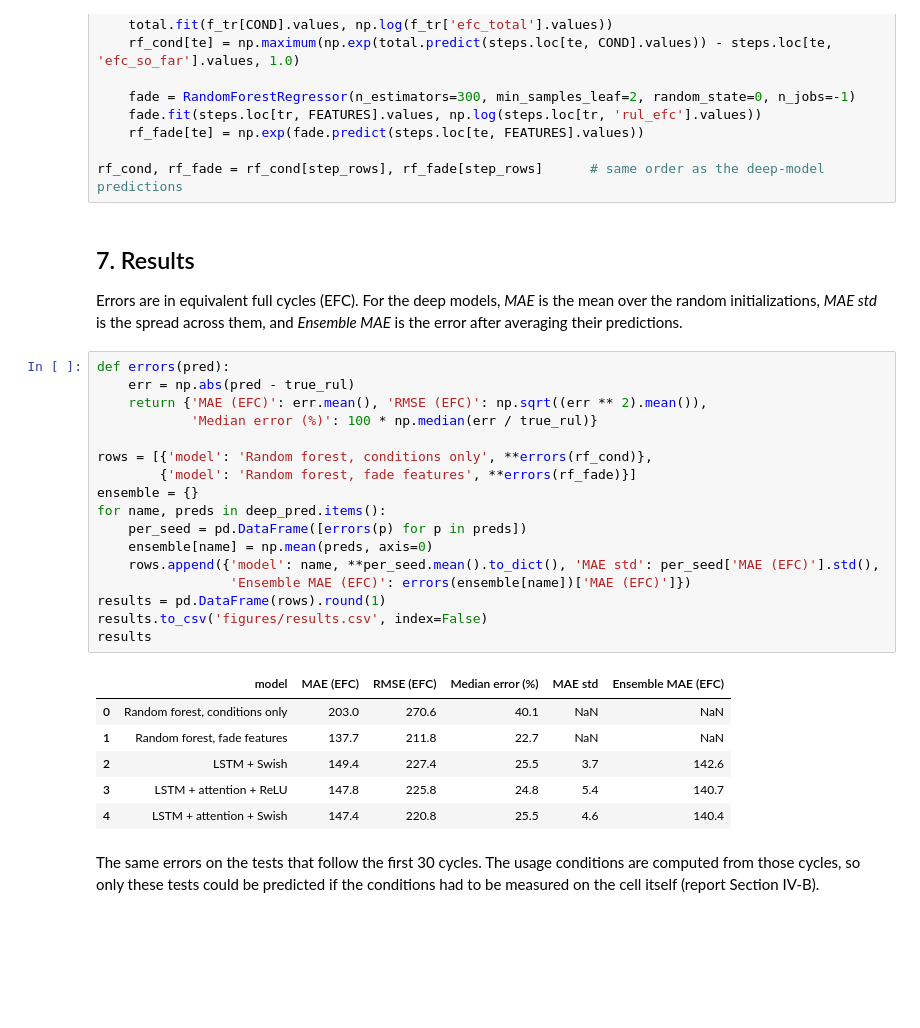
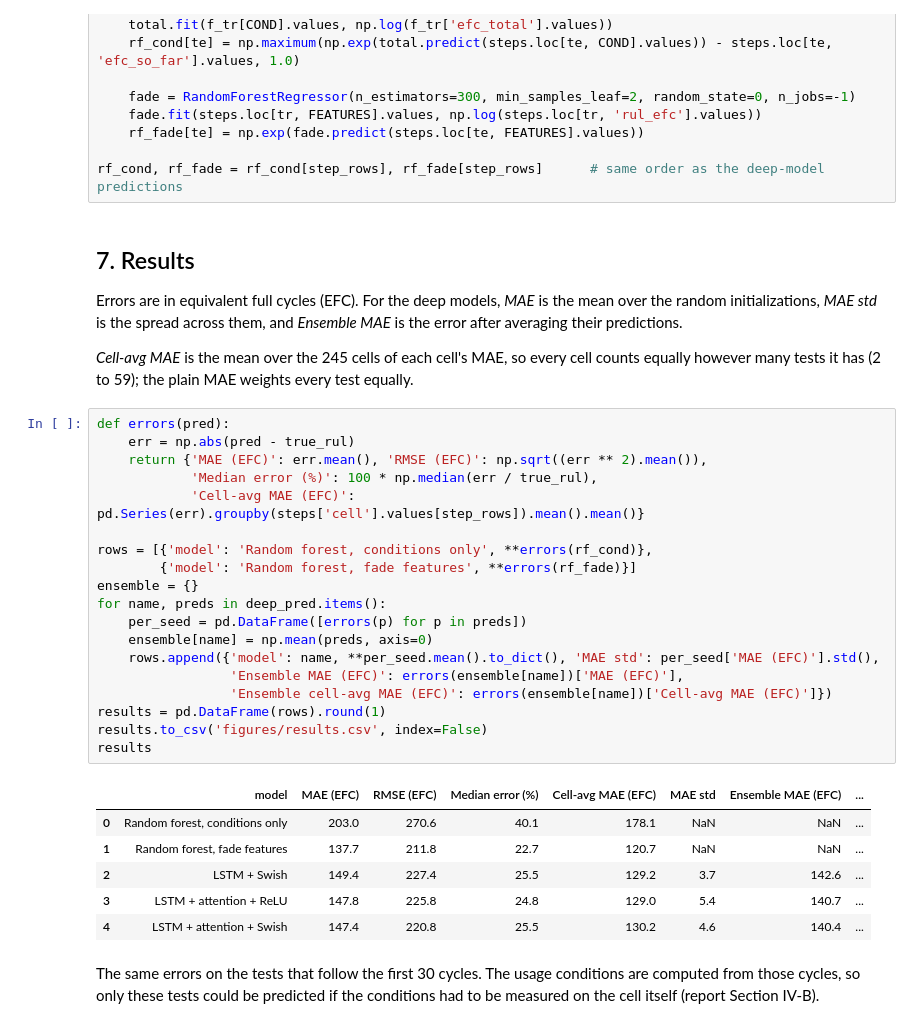
Before and after one commit to junbo9/battery-rul-lstm-attention, a Jupyter notebook: 02_train_models.ipynb, the cells around one changed output. Saved outputs shown, nothing was run; the diff lists cells and outputs as text; blank space fills up the shorter version.

```diff
--- a/02_train_models.ipynb
+++ b/02_train_models.ipynb
@@ -257,30 +257,34 @@ rf_cond, rf_fade = rf_cond[step_rows], rf_fade[step_rows]      # same order as t
 # %% [markdown]
 ## 7. Results
 Errors are in equivalent full cycles (EFC). For the deep models, *MAE* is the mean over the random initializations, *MAE std* is the spread across them, and *Ensemble MAE* is the error after averaging their predictions.
+
+*Cell-avg MAE* is the mean over the 245 cells of each cell's MAE, so every cell counts equally however many tests it has (2 to 59); the plain MAE weights every test equally.
 # %%
 def errors(pred):
     err = np.abs(pred - true_rul)
     return {'MAE (EFC)': err.mean(), 'RMSE (EFC)': np.sqrt((err ** 2).mean()),
-            'Median error (%)': 100 * np.median(err / true_rul)}
+            'Median error (%)': 100 * np.median(err / true_rul),
+            'Cell-avg MAE (EFC)': pd.Series(err).groupby(steps['cell'].values[step_rows]).mean().mean()}
 
 rows = [{'model': 'Random forest, conditions only', **errors(rf_cond)},
         {'model': 'Random forest, fade features', **errors(rf_fade)}]
 ensemble = {}
 for name, preds in deep_pred.items():
     per_seed = pd.DataFrame([errors(p) for p in preds])
     ensemble[name] = np.mean(preds, axis=0)
     rows.append({'model': name, **per_seed.mean().to_dict(), 'MAE std': per_seed['MAE (EFC)'].std(),
-                 'Ensemble MAE (EFC)': errors(ensemble[name])['MAE (EFC)']})
+                 'Ensemble MAE (EFC)': errors(ensemble[name])['MAE (EFC)'],
+                 'Ensemble cell-avg MAE (EFC)': errors(ensemble[name])['Cell-avg MAE (EFC)']})
 results = pd.DataFrame(rows).round(1)
 results.to_csv('figures/results.csv', index=False)
 results
 # %% [output]
-|  | model | MAE (EFC) | RMSE (EFC) | Median error (%) | MAE std | Ensemble MAE (EFC) |
-| 0 | Random forest, conditions only | 203.0 | 270.6 | 40.1 | NaN | NaN |
-| 1 | Random forest, fade features | 137.7 | 211.8 | 22.7 | NaN | NaN |
-| 2 | LSTM + Swish | 149.4 | 227.4 | 25.5 | 3.7 | 142.6 |
-| 3 | LSTM + attention + ReLU | 147.8 | 225.8 | 24.8 | 5.4 | 140.7 |
-| 4 | LSTM + attention + Swish | 147.4 | 220.8 | 25.5 | 4.6 | 140.4 |
+|  | model | MAE (EFC) | RMSE (EFC) | Median error (%) | Cell-avg MAE (EFC) | MAE std | Ensemble MAE (EFC) | ... |
+| 0 | Random forest, conditions only | 203.0 | 270.6 | 40.1 | 178.1 | NaN | NaN | ... |
+| 1 | Random forest, fade features | 137.7 | 211.8 | 22.7 | 120.7 | NaN | NaN | ... |
+| 2 | LSTM + Swish | 149.4 | 227.4 | 25.5 | 129.2 | 3.7 | 142.6 | ... |
+| 3 | LSTM + attention + ReLU | 147.8 | 225.8 | 24.8 | 129.0 | 5.4 | 140.7 | ... |
+| 4 | LSTM + attention + Swish | 147.4 | 220.8 | 25.5 | 130.2 | 4.6 | 140.4 | ... |
 # %% [markdown]
 The same errors on the tests that follow the first 30 cycles. The usage conditions are computed from those cycles, so only these tests could be predicted if the conditions had to be measured on the cell itself (report Section IV-B).
 # %%
```
Also changed, not shown: parts of 12 cells of this notebook, 8 other files.
